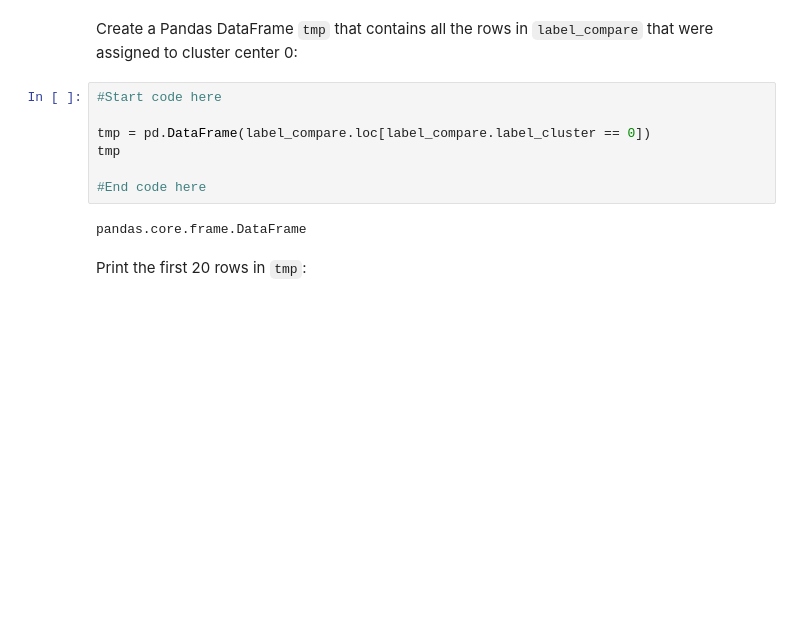
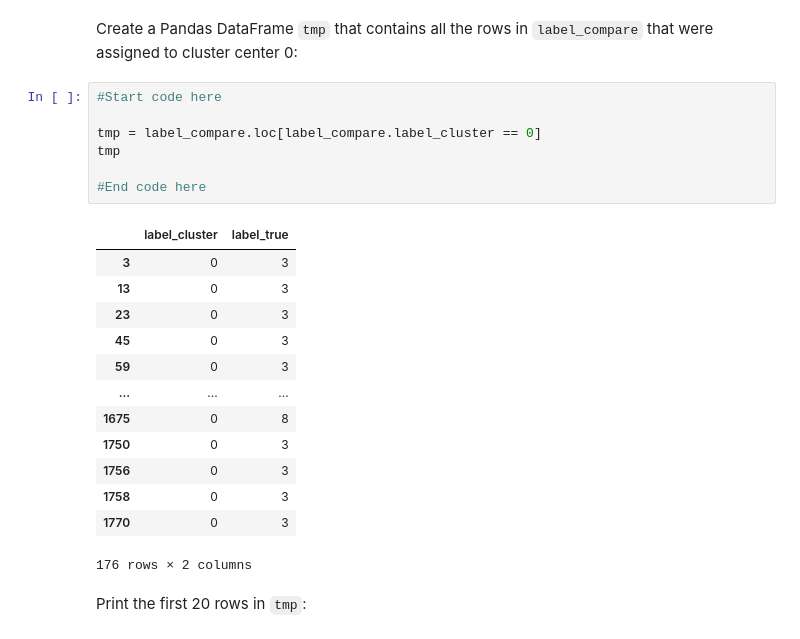
Before and after one commit to rvhoeije/D012513A-Specialised-Bio-informatics-Machine-Learning_2, a Jupyter notebook: practicum_II/Kmeans_EXAM.ipynb, the cells around one changed output. Saved outputs shown, nothing was run; the diff lists cells and outputs as text; blank space fills up the shorter version.

```diff
--- a/practicum_II/Kmeans_EXAM.ipynb
+++ b/practicum_II/Kmeans_EXAM.ipynb
@@ -148,12 +148,24 @@ Create a Pandas DataFrame `tmp` that contains all the rows in `label_compare` th
 # %%
 #Start code here
 
-tmp = pd.DataFrame(label_compare.loc[label_compare.label_cluster == 0])
+tmp = label_compare.loc[label_compare.label_cluster == 0]
 tmp
 
 #End code here
 # %% [output]
+|  | label_cluster | label_true |
+| 3 | 0 | 3 |
+| 13 | 0 | 3 |
+| 23 | 0 | 3 |
+| 45 | 0 | 3 |
+| 59 | 0 | 3 |
+| ... | ... | ... |
+| 1675 | 0 | 8 |
+| 1750 | 0 | 3 |
+| 1756 | 0 | 3 |
+| 1758 | 0 | 3 |
+| 1770 | 0 | 3 |
-pandas.core.frame.DataFrame
+176 rows × 2 columns
 # %% [markdown]
 Print the first 20 rows in `tmp`:
 # %%
```
Also changed, not shown: parts of 16 cells of this notebook.
